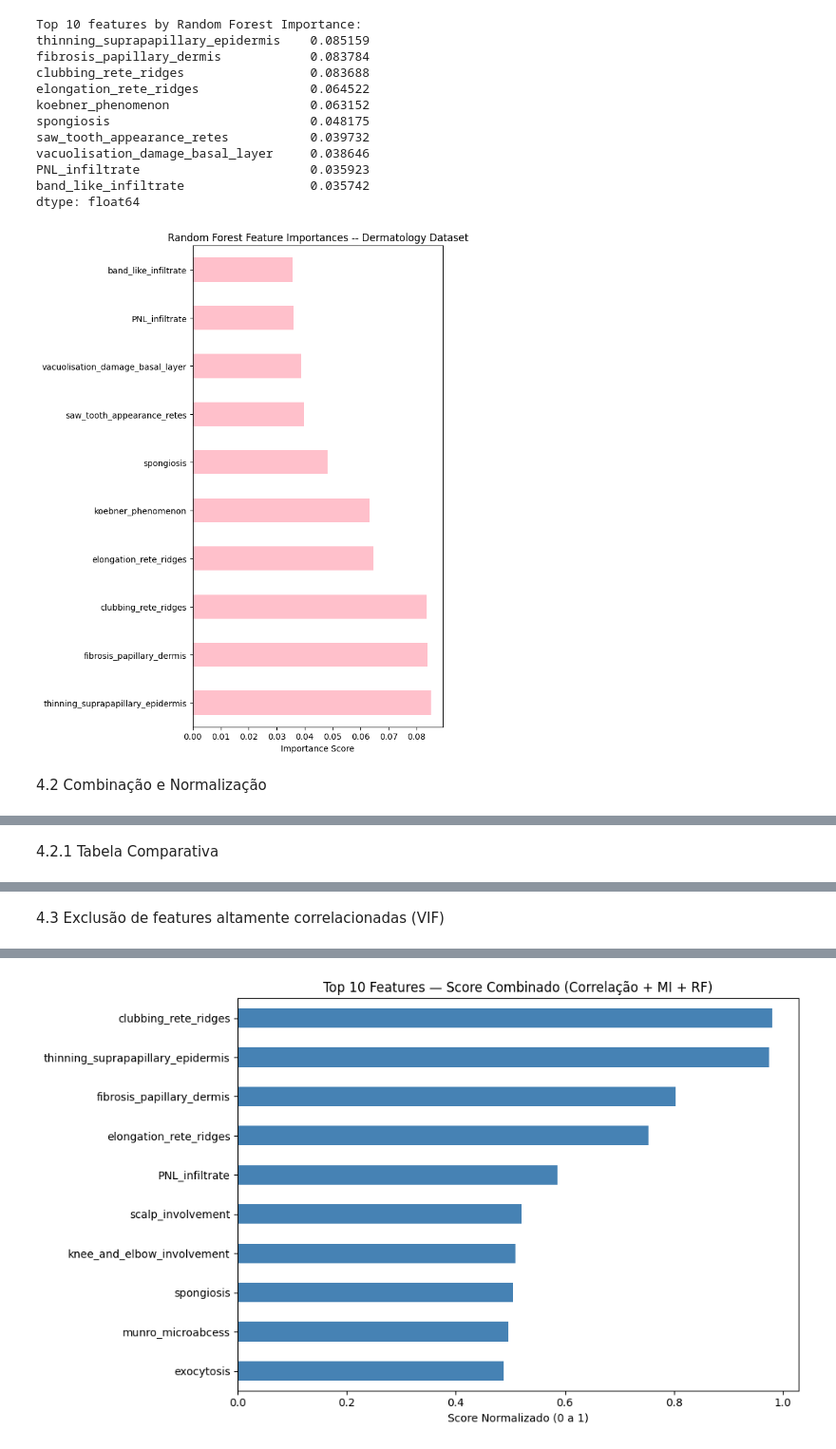
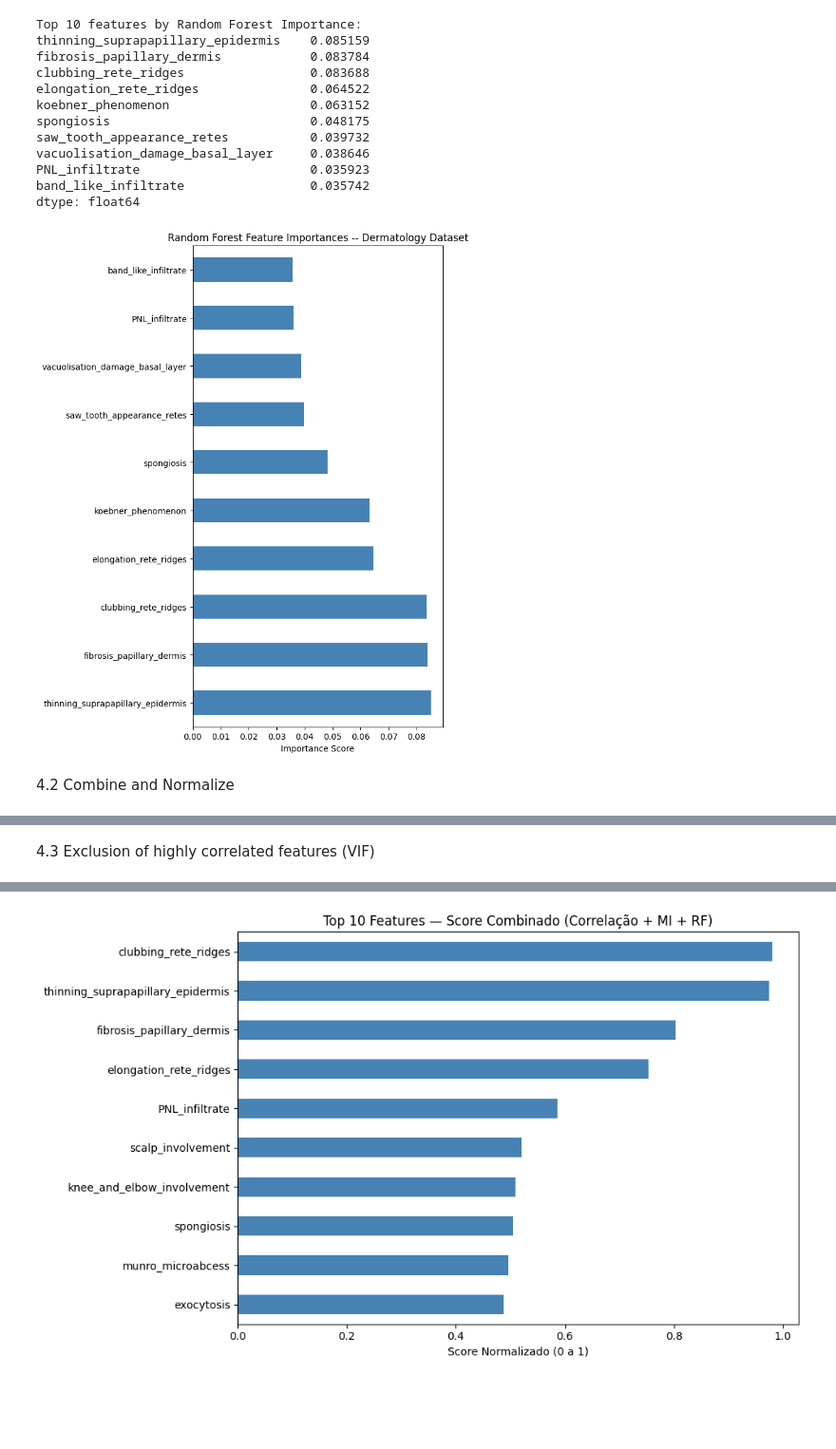
Before and after one commit to rayssacoelho/learning_ai, a Jupyter notebook: projeto_avaliacao/notebooks/projeto.ipynb, the cells around one changed output, grey strips where cells are left out. Shown at 95% size. Drawn from its saved outputs; the diff is of its cells as text; code cells hidden in the pictures; blank space fills up the shorter version.

```diff
--- a/projeto_avaliacao/notebooks/projeto.ipynb
+++ b/projeto_avaliacao/notebooks/projeto.ipynb
@@ -569,14 +561,14 @@ band_like_infiltrate                 0.035742
 dtype: float64
 # %%
 plt.figure(figsize=(7, 9))
-rf_series.head(10).plot(kind='barh', color='pink')
+rf_series.head(10).plot(kind='barh', color='steelblue')
 plt.title('Random Forest Feature Importances -- Dermatology Dataset')
 plt.xlabel('Importance Score')
 plt.tight_layout()
 plt.show()
 # %% [output]
-[figure, old version]
+[figure, new version]
 # %% [markdown]
-4.2 Combinação e Normalização
+4.2 Combine and Normalize
 # %%
 def normalize(s):
@@ -611,8 +603,6 @@ perifollicular_parakeratosis         0.438
 vacuolisation_damage_basal_layer     0.433
 koebner_phenomenon                   0.432
 dtype: float64
-# %% [markdown]
-4.2.1 Tabela Comparativa
 # %%
 ranking_df = pd.DataFrame({
     'Correlacao'    : corr_norm,
@@ -642,6 +632,6 @@ eosinophils_infiltrate                    0.063        0.065          0.074
 hyperkeratosis                            0.051        0.000          0.081        0.044
 inflammatory_mononuclear_infiltrate       0.000        0.000          0.056        0.019
 # %% [markdown]
-4.3 Exclusão de features altamente correlacionadas (VIF)
+4.3 Exclusion of highly correlated features (VIF)
 # %%
 def calculate_vif(df_features):
```
Also changed, not shown: parts of 64 cells of this notebook, 1 other file.
